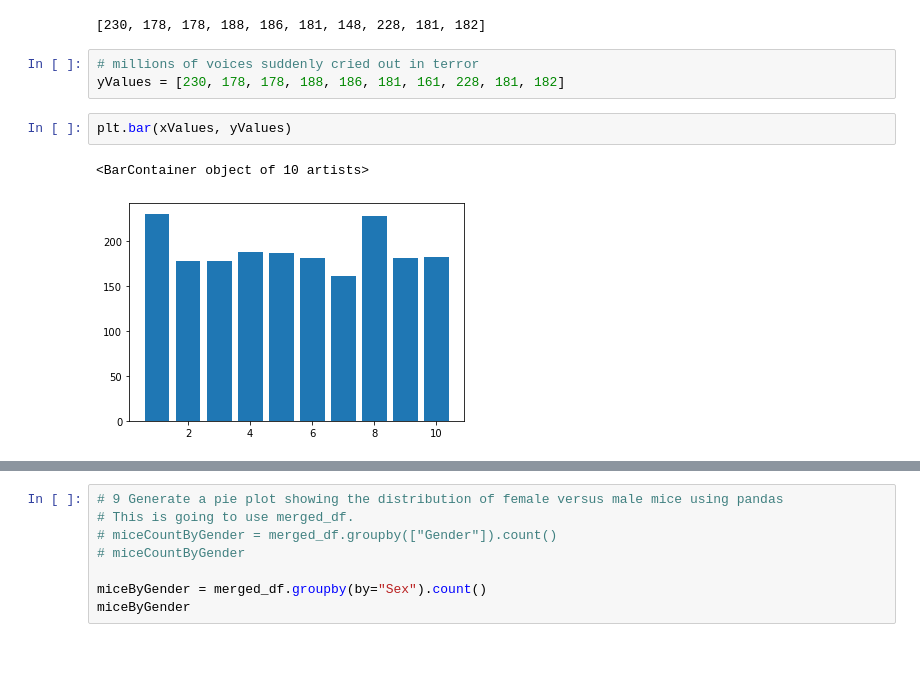
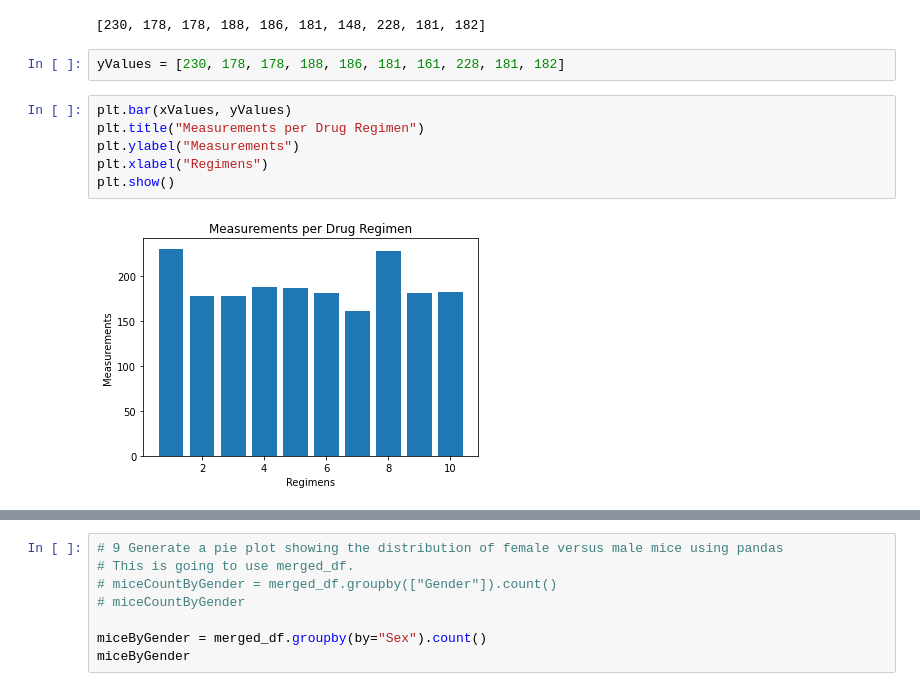
Before and after one commit to papadiscobravo/Pymeceutical-challenge-2, a Jupyter notebook: homework/assignment05/pymaceuticals_starter.ipynb, the cells around one changed output, grey strips where cells are left out. Drawn from its saved outputs; the diff is of its cells as text; blank space fills up the shorter version.

```diff
--- a/homework/assignment05/pymaceuticals_starter.ipynb
+++ b/homework/assignment05/pymaceuticals_starter.ipynb
@@ -357,13 +366,15 @@ for i in list(data):
 # %% [output]
 [230, 178, 178, 188, 186, 181, 148, 228, 181, 182]
 # %%
-# millions of voices suddenly cried out in terror
 yValues = [230, 178, 178, 188, 186, 181, 161, 228, 181, 182]
-# %%
-plt.bar(xValues, yValues)
-# %% [output]
-<BarContainer object of 10 artists>
-[figure, removed]
+# %%
+plt.bar(xValues, yValues)
+plt.title("Measurements per Drug Regimen")
+plt.ylabel("Measurements")
+plt.xlabel("Regimens")
+plt.show()
+# %% [output]
+[figure, added]
 # %%
 # plt.scatter(measurementsPerRegimen)
 plt.scatter(xValues, yValues)
```
Also changed, not shown: parts of 12 cells of this notebook.
